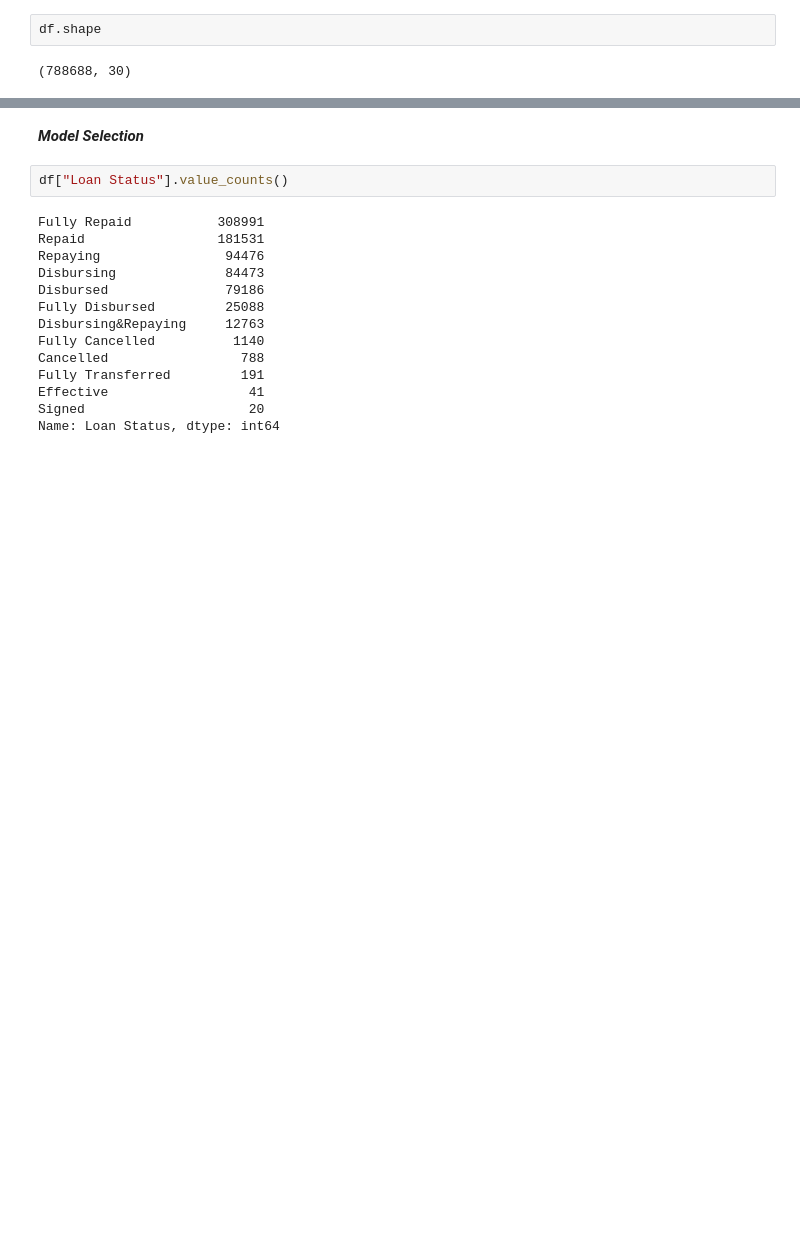
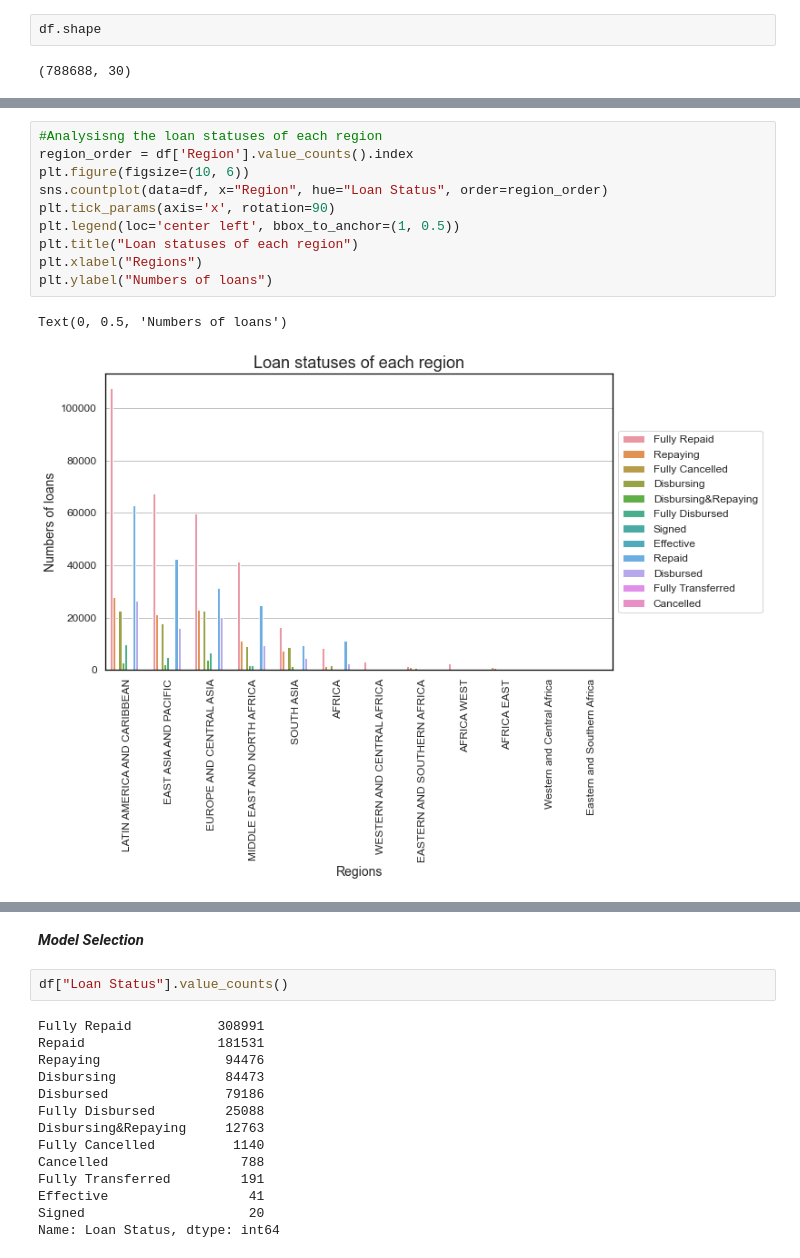
Before and after one commit to rpatil07/Risk-Assessment-of-IBRD-Loans, a Jupyter notebook: Risk Assessment of World Bank R&D Loans.ipynb, the cells around one changed output, grey strips where cells are left out. Drawn from its saved outputs; the diff is of its cells as text; blank space fills up the shorter version.

```diff
--- a/Risk Assessment of World Bank R&D Loans.ipynb
+++ b/Risk Assessment of World Bank R&D Loans.ipynb
@@ -211,0 +231,13 @@ print(X.shape)
+# %%
+#Analysisng the loan statuses of each region
+region_order = df['Region'].value_counts().index
+plt.figure(figsize=(10, 6))
+sns.countplot(data=df, x="Region", hue="Loan Status", order=region_order)
+plt.tick_params(axis='x', rotation=90)
+plt.legend(loc='center left', bbox_to_anchor=(1, 0.5))
+plt.title("Loan statuses of each region")
+plt.xlabel("Regions")
+plt.ylabel("Numbers of loans")
+# %% [output]
+Text(0, 0.5, 'Numbers of loans')
+[figure, added]
```
Also changed, not shown: parts of 13 cells of this notebook.
